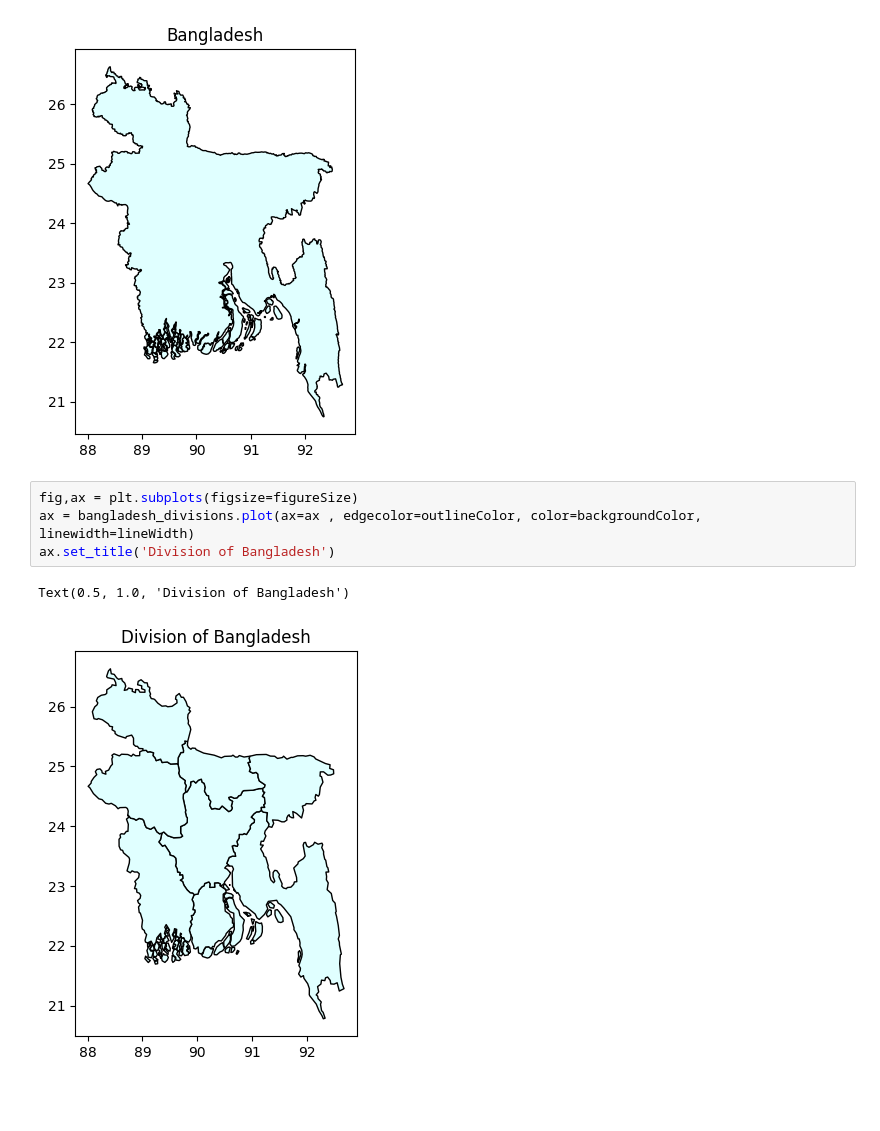
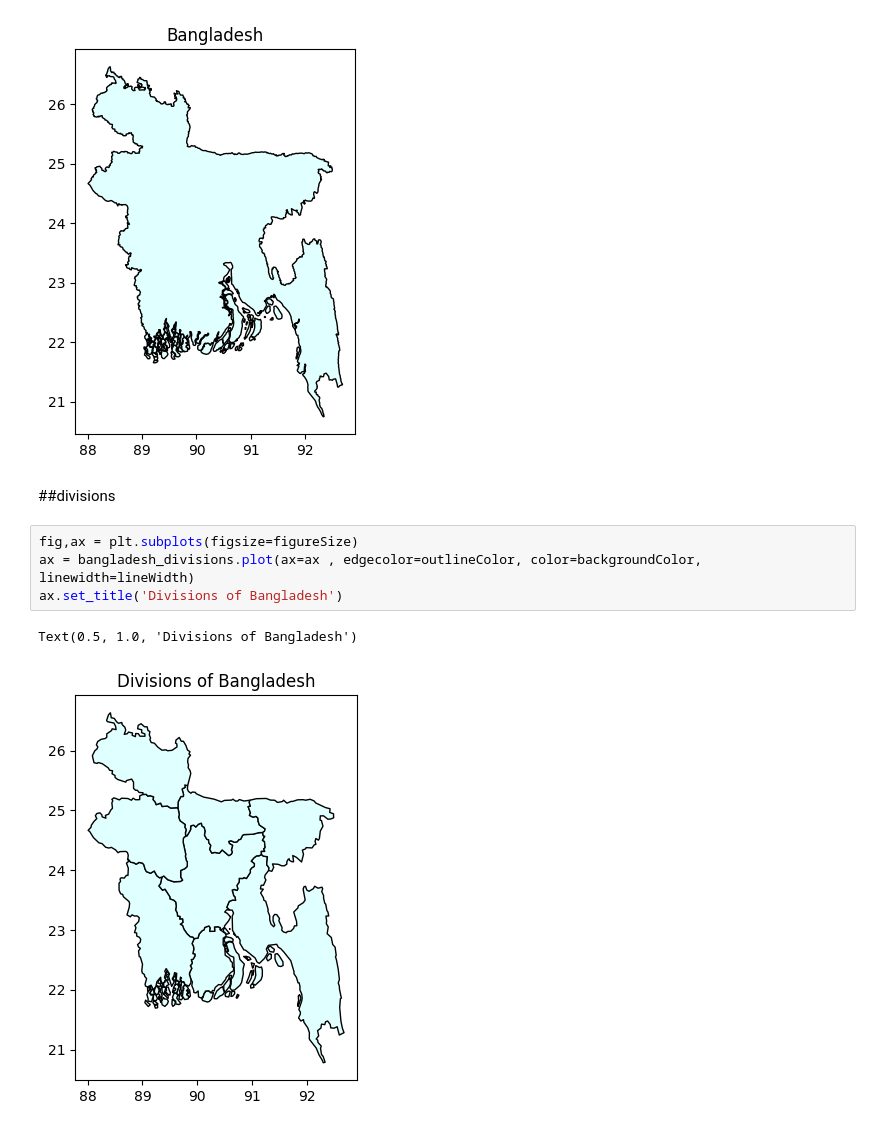
Before and after one commit to DryBoss/bd_map_plotter, a Jupyter notebook: mapVisualization.ipynb, the cells around one changed output. Saved outputs shown, nothing was run; the diff lists cells and outputs as text; blank space fills up the shorter version.

```diff
--- a/mapVisualization.ipynb
+++ b/mapVisualization.ipynb
@@ -27,11 +34,13 @@ ax.set_title('Bangladesh')
 # %% [output]
 Text(0.5, 1.0, 'Bangladesh')
 [figure]
+# %% [markdown]
+##divisions
 # %%
 fig,ax = plt.subplots(figsize=figureSize)
 ax = bangladesh_divisions.plot(ax=ax , edgecolor=outlineColor, color=backgroundColor, linewidth=lineWidth)
-ax.set_title('Division of Bangladesh')
+ax.set_title('Divisions of Bangladesh')
 # %% [output]
-Text(0.5, 1.0, 'Division of Bangladesh')
+Text(0.5, 1.0, 'Divisions of Bangladesh')
-[figure, old version]
+[figure, new version]
 # %%
```
Also changed, not shown: parts of 7 cells of this notebook.
